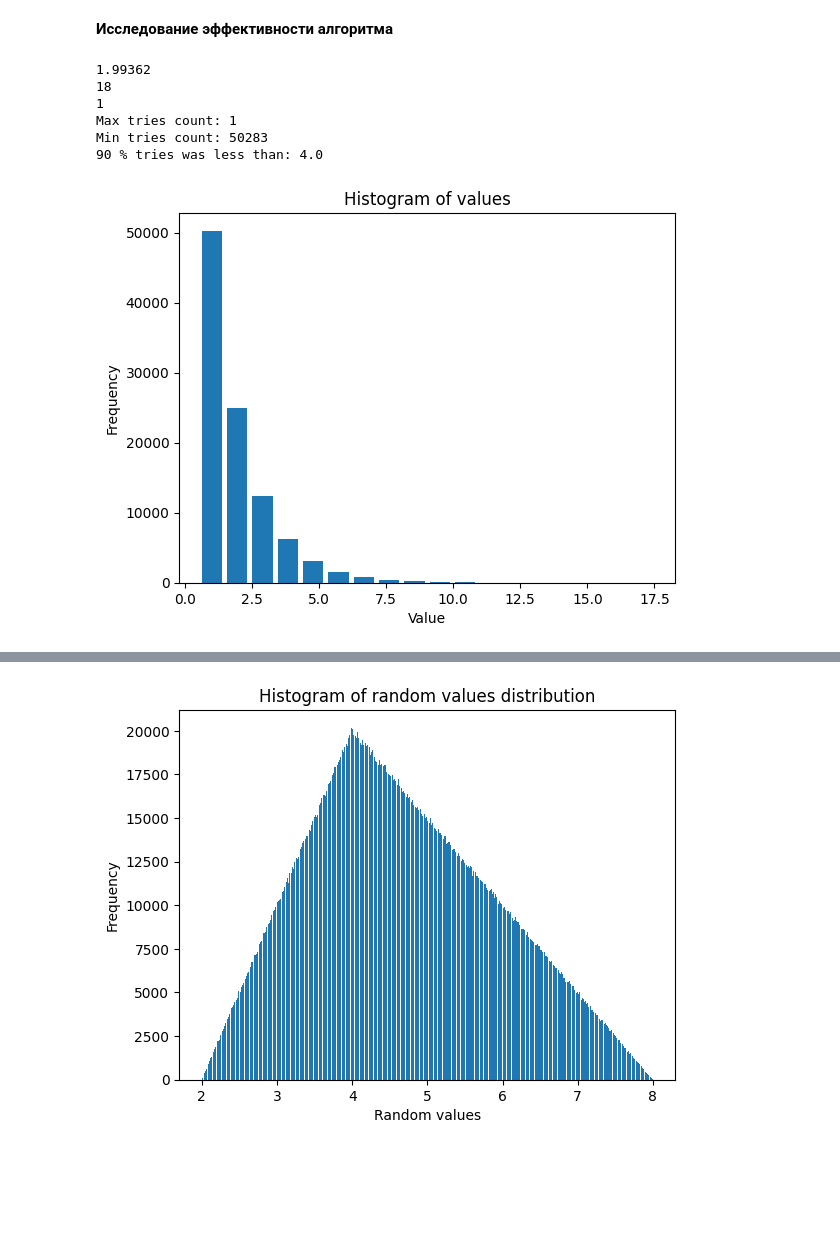
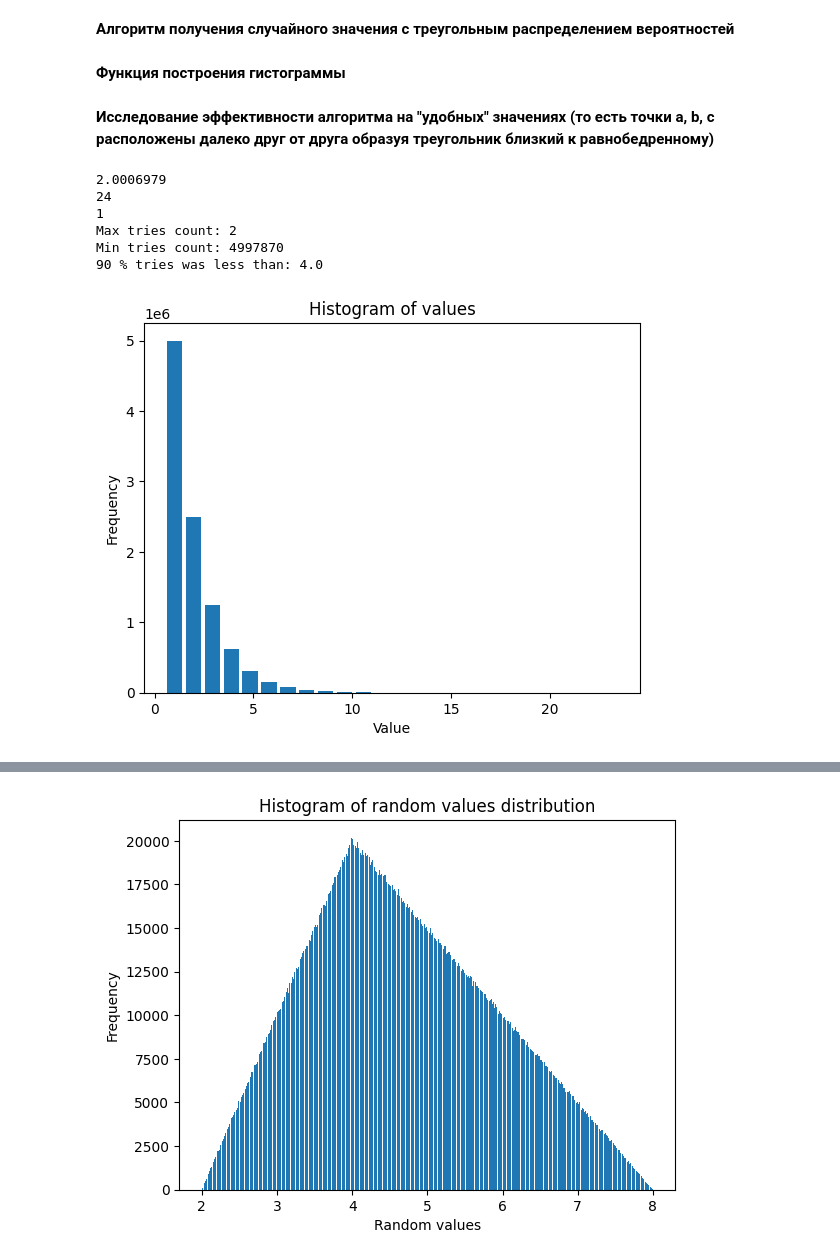
Before and after one commit to GrindelfP/system-modelling, a Jupyter notebook: src/6-pi-constant/6-3.ipynb, the cells around one changed output, grey strips where cells are left out. Drawn from its saved outputs; the diff is of its cells as text; code cells hidden in the pictures; blank space fills up the shorter version.

```diff
--- a/src/6-pi-constant/6-3.ipynb
+++ b/src/6-pi-constant/6-3.ipynb
@@ -1,3 +1,5 @@
+# %% [markdown]
+**Алгоритм получения случайного значения с треугольным распределением вероятностей**
 # %%
 import numpy as np
 
@@ -49,6 +51,8 @@ def random_triangle(
         return x, number_of_tries
     else:
         return x
+# %% [markdown]
+**Функция построения гистограммы**
 # %%
 import matplotlib.pyplot as plt
 
@@ -65,25 +69,25 @@ def plot_histogram(
     plt.title(label=title)
     plt.show()
 # %% [markdown]
-**Исследование эффективности алгоритма**
+**Исследование эффективности алгоритма на "удобных" значениях (то есть точки a, b, c расположены далеко друг от друга образуя треугольник близкий к равнобедренному)**
 # %%
 tries: list[int] = []
-for _ in range(100000):
+for _ in range(10000000):
     tries.append(random_triangle(2, 8, 4, test_mode=True)[1])
 
 print(np.mean(tries))
 print(np.max(tries))
 print(np.min(tries))
 print(f"Max tries count: {tries.count(np.max(tries))}")
 print(f"Min tries count: {tries.count(np.min(tries))}")
 print(f"90 % tries was less than: {np.quantile(tries, 0.9)}")
 
 plot_histogram(tries, np.max(tries))
 # %% [output]
-1.99362
-18
+2.0006979
+24
 1
-Max tries count: 1
-Min tries count: 50283
+Max tries count: 2
+Min tries count: 4997870
 90 % tries was less than: 4.0
-[figure, old version]
+[figure, new version]
```
Also changed, not shown: parts of 8 cells of this notebook.
